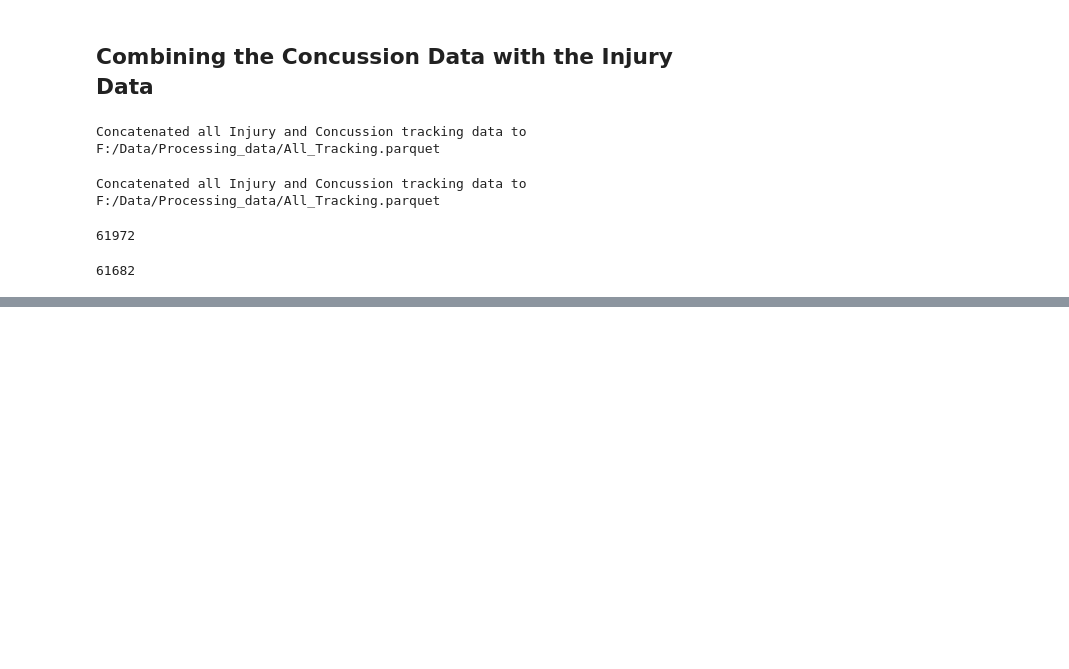
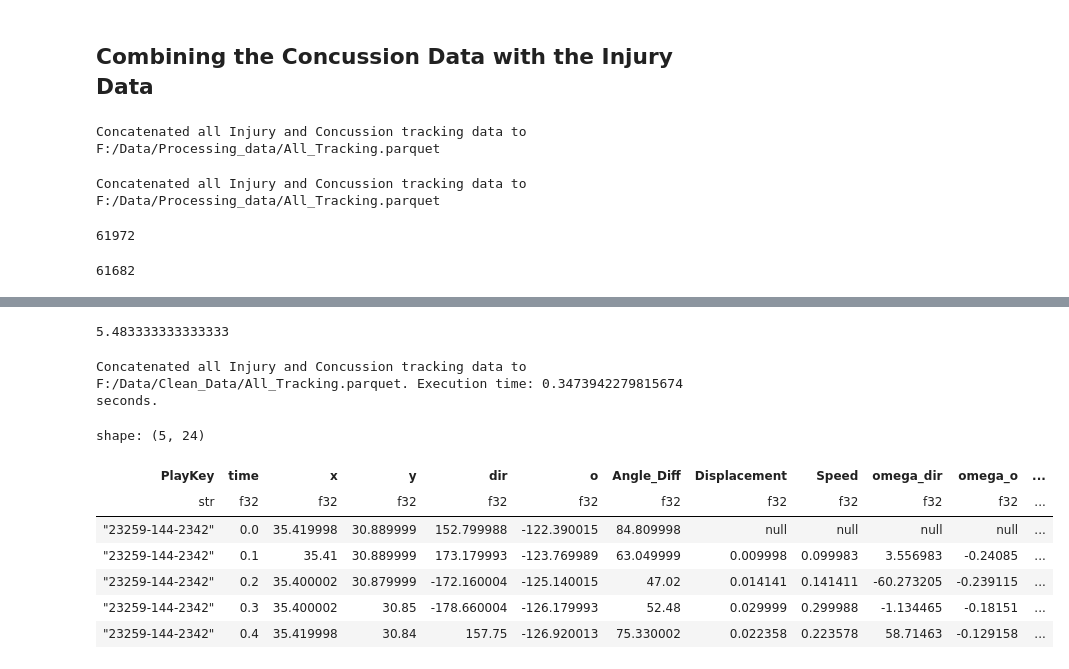
Before and after one commit to FreshOats/NFL_Data_Science, a Jupyter notebook: ET/Debugging_concussions.ipynb, the cells around one changed output, grey strips where cells are left out. Drawn from its saved outputs; the diff is of its cells as text; code cells hidden in the pictures; blank space fills up the shorter version.

```diff
--- a/ET/Debugging_concussions.ipynb
+++ b/ET/Debugging_concussions.ipynb
@@ -1371,0 +1465,28 @@ len(pl.read_parquet(injury_tracking_path)) + len(pl.read_parquet(concussion_trac
+# %%
+329/60
+# %% [output]
+5.483333333333333
+# %%
+injury_tracking_path =  "F:/Data/Clean_Data/TrackingInjuries.parquet"
+concussion_tracking_path = "F:/Data/Clean_Data/TrackingConcussions.parquet"
+injury_record_path = "F:/Data/nfl-playing-surface-analytics/InjuryRecord.csv"
+output_path = "F:/Data/Clean_Data/All_Tracking.parquet"
+
+from TrackingCleaner import *
+track_all_quant(injury_record_path, injury_tracking_path, concussion_tracking_path, output_path)
+# %% [output]
+Concatenated all Injury and Concussion tracking data to F:/Data/Clean_Data/All_Tracking.parquet. Execution time: 0.3473942279815674 seconds.
+# %%
+import polars as pl
+All_tracking = pl.read_parquet("F:/Data/Clean_Data/All_Tracking.parquet")
+# %%
+All_tracking.head()
+# %% [output]
+shape: (5, 24)
+| PlayKey | time | x | y | dir | o | Angle_Diff | Displacement | Speed | omega_dir | omega_o | ... |
+| str | f32 | f32 | f32 | f32 | f32 | f32 | f32 | f32 | f32 | f32 | ... |
+| "23259-144-2342" | 0.0 | 35.419998 | 30.889999 | 152.799988 | -122.390015 | 84.809998 | null | null | null | null | ... |
+| "23259-144-2342" | 0.1 | 35.41 | 30.889999 | 173.179993 | -123.769989 | 63.049999 | 0.009998 | 0.099983 | 3.556983 | -0.24085 | ... |
+| "23259-144-2342" | 0.2 | 35.400002 | 30.879999 | -172.160004 | -125.140015 | 47.02 | 0.014141 | 0.141411 | -60.273205 | -0.239115 | ... |
+| "23259-144-2342" | 0.3 | 35.400002 | 30.85 | -178.660004 | -126.179993 | 52.48 | 0.029999 | 0.299988 | -1.134465 | -0.18151 | ... |
+| "23259-144-2342" | 0.4 | 35.419998 | 30.84 | 157.75 | -126.920013 | 75.330002 | 0.022358 | 0.223578 | 58.71463 | -0.129158 | ... |
```
Also changed, not shown: parts of 8 cells of this notebook, 5 other files.
